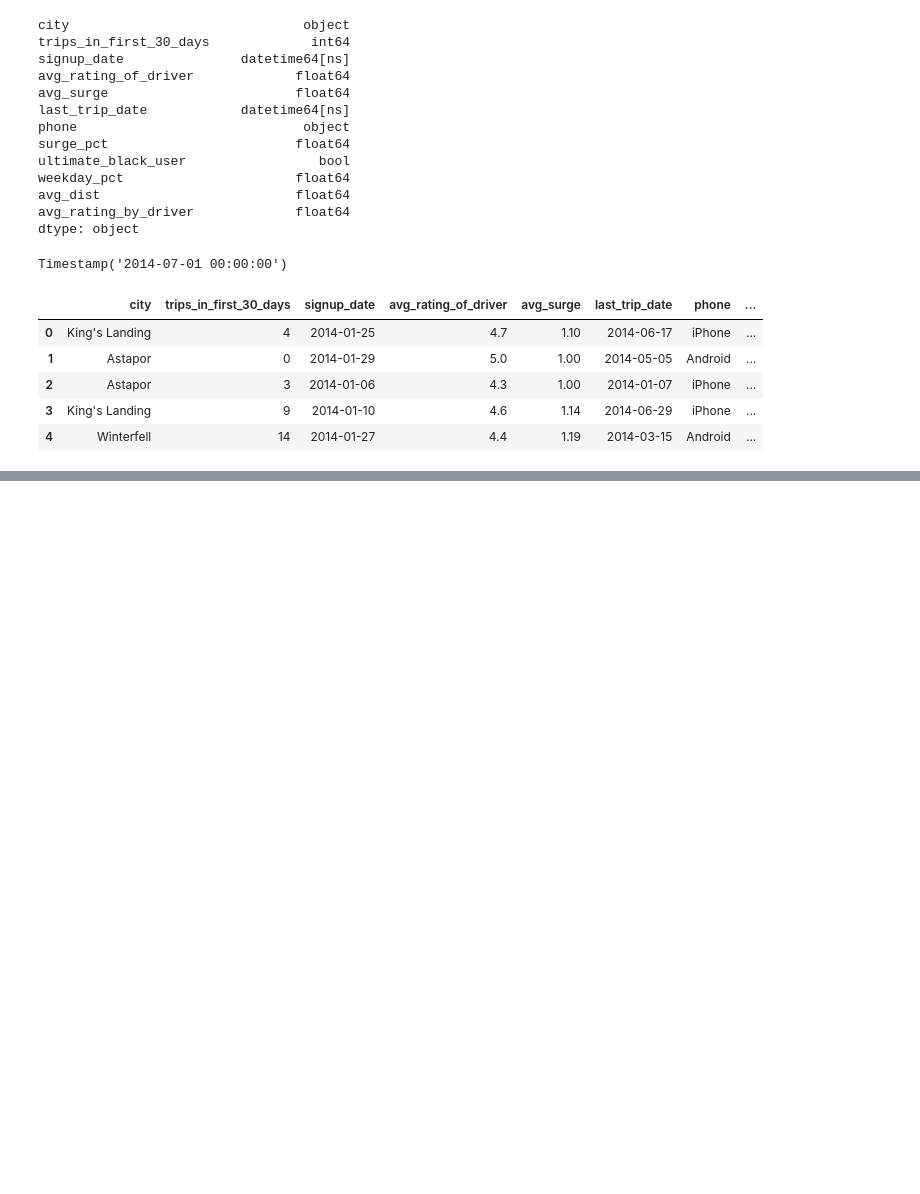
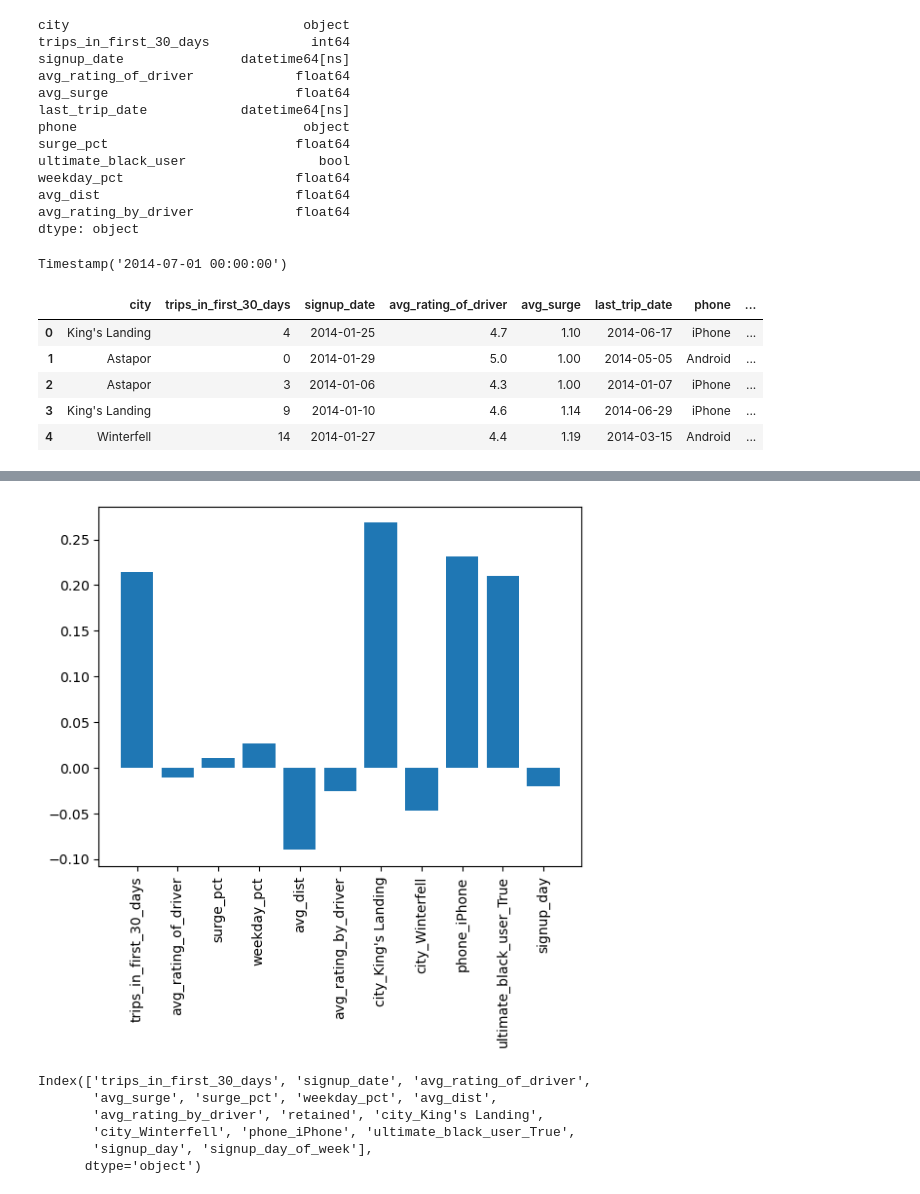
Before and after one commit to zjbrown0689/dsc, a Jupyter notebook: ultimate_challenge/Ultimate Challenge.ipynb, the cells around one changed output, grey strips where cells are left out. Drawn from its saved outputs; the diff is of its cells as text; code cells hidden in the pictures; blank space fills up the shorter version.

Commit message:
finished ultimate

```diff
--- a/ultimate_challenge/Ultimate Challenge.ipynb
+++ b/ultimate_challenge/Ultimate Challenge.ipynb
@@ -194,0 +203,5 @@ dummied = pd.get_dummies(riders, columns=['city', 'phone', 'ultimate_black_user'
+# %%
+dummied.drop(columns=['last_trip_date'], inplace=True)
+# %%
+dummied['signup_day'] = dummied['signup_date'].dt.day
+dummied['signup_day_of_week'] = dummied['signup_date'].dt.day_of_week
@@ -195,7 +217,11 @@ dummied = pd.get_dummies(riders, columns=['city', 'phone', 'ultimate_black_user'
 # %%
 from scipy import stats
 # %%
+correlations = {}
 for col in dummied.drop(columns=['retained']).columns:
-    stat, p_val = stats.pearsonr(dummied[col], dummied['retained'])
-    print(col+' has a statistic of {} and a p-value of {}'.format(stat, p_val))
+    if dummied[col].dtypes != 'datetime64[ns]':
+        stat, p_val = stats.pearsonr(dummied.dropna(subset=col)[col], dummied.dropna(subset=col)['retained'])
+        print(col+' has a statistic of {} and a p-value of {}'.format(stat, p_val))
+        if p_val < 0.05:
+            correlations[col] = stat
 # %% [output]
@@ -203,0 +255,15 @@ UFuncTypeError: ufunc 'add' cannot use operands with types dtype('float64') and
+# %%
+plt.bar(range(len(correlations)), list(correlations.values()), tick_label=list(correlations.keys()))
+plt.xticks(range(len(correlations)), correlations.keys(), rotation = 90)
+plt.show()
+# %% [output]
+[figure, added]
+# %%
+dummied.columns
+# %% [output]
+Index(['trips_in_first_30_days', 'signup_date', 'avg_rating_of_driver',
+       'avg_surge', 'surge_pct', 'weekday_pct', 'avg_dist',
+       'avg_rating_by_driver', 'retained', 'city_King's Landing',
+       'city_Winterfell', 'phone_iPhone', 'ultimate_black_user_True',
+       'signup_day', 'signup_day_of_week'],
+      dtype='object')
```
Also changed, not shown: parts of 64 cells of this notebook.
